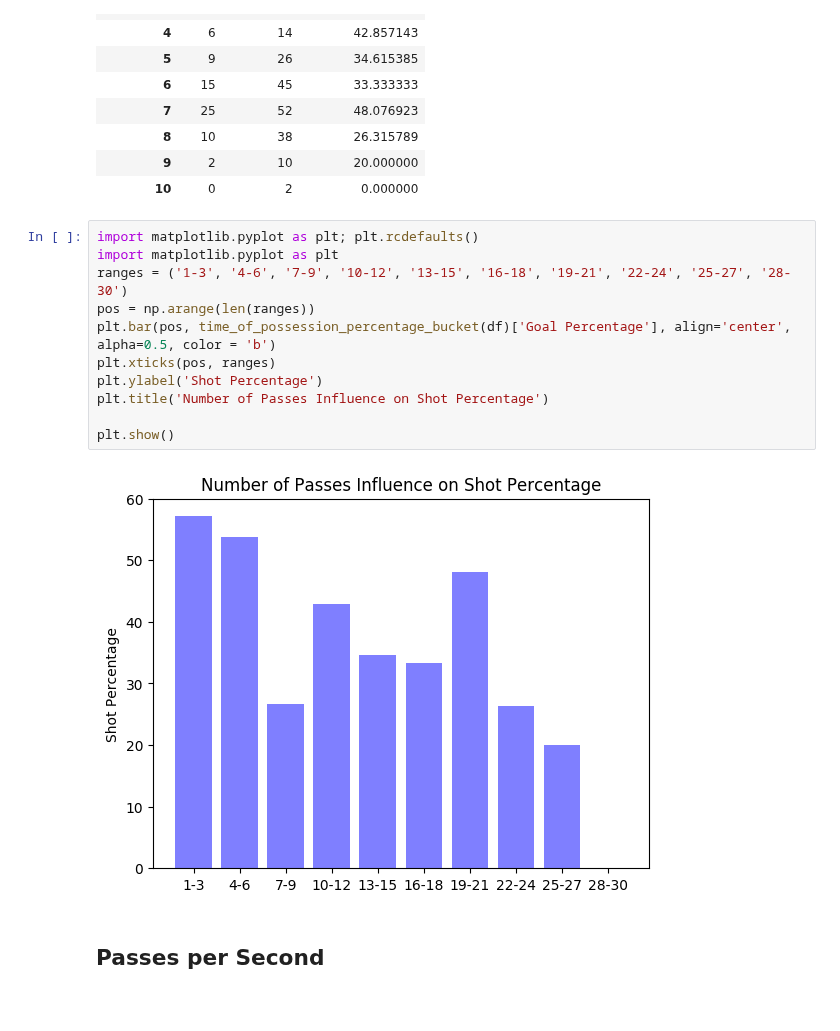
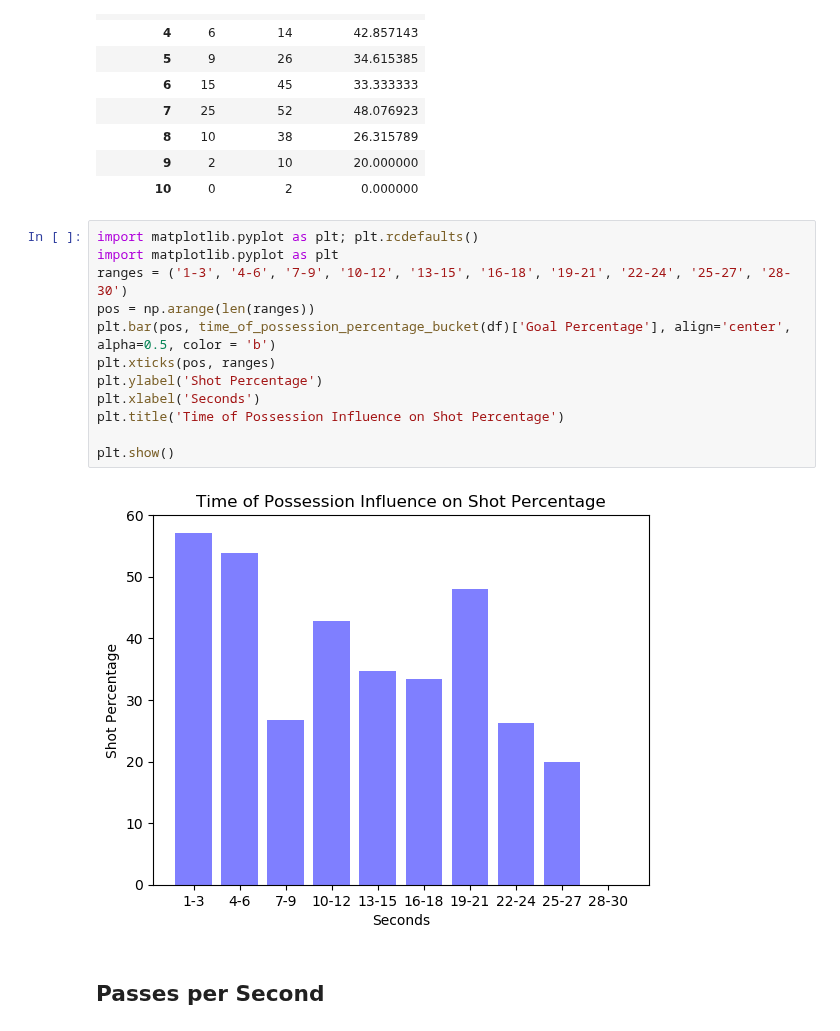
Before and after one commit to kevinshen1101/Water-Polo-Analytics, a Jupyter notebook: final_report/final_analysis.ipynb, the cells around one changed output. Drawn from its saved outputs; the diff is of its cells as text.

Commit message:
updated images

```diff
--- a/final_report/final_analysis.ipynb
+++ b/final_report/final_analysis.ipynb
@@ -431,16 +432,17 @@ time_of_possession_percentage_bucket(df)
 # %%
 import matplotlib.pyplot as plt; plt.rcdefaults()
 import matplotlib.pyplot as plt
 ranges = ('1-3', '4-6', '7-9', '10-12', '13-15', '16-18', '19-21', '22-24', '25-27', '28-30')
 pos = np.arange(len(ranges))
 plt.bar(pos, time_of_possession_percentage_bucket(df)['Goal Percentage'], align='center', alpha=0.5, color = 'b')
 plt.xticks(pos, ranges)
 plt.ylabel('Shot Percentage')
-plt.title('Number of Passes Influence on Shot Percentage')
+plt.xlabel('Seconds')
+plt.title('Time of Possession Influence on Shot Percentage')
 
 plt.show()
 # %% [output]
-[figure, old version]
+[figure, new version]
 # %% [markdown]
 ## Passes per Second
 # %%
```
Also changed, not shown: parts of 1 cell of this notebook, 2 other files.
